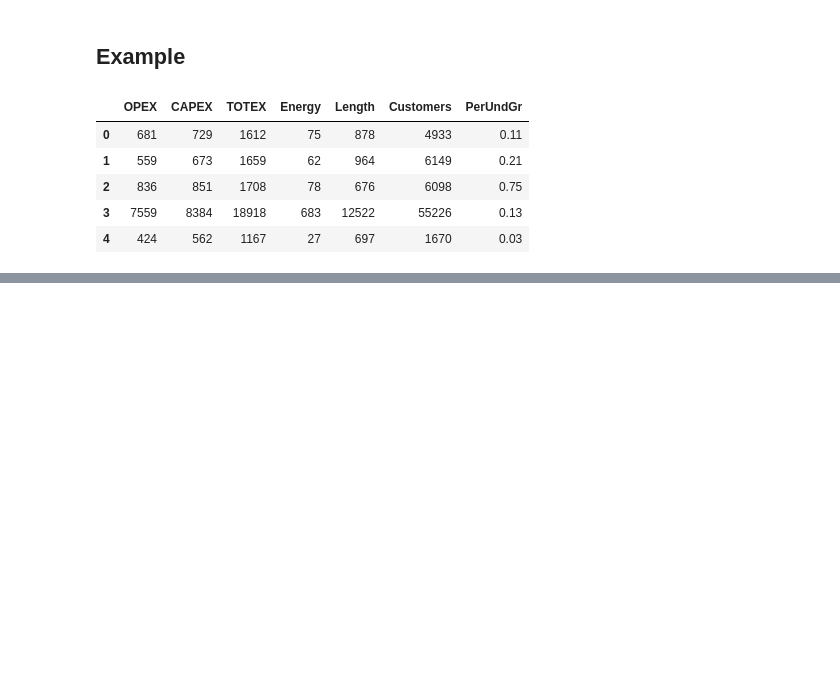
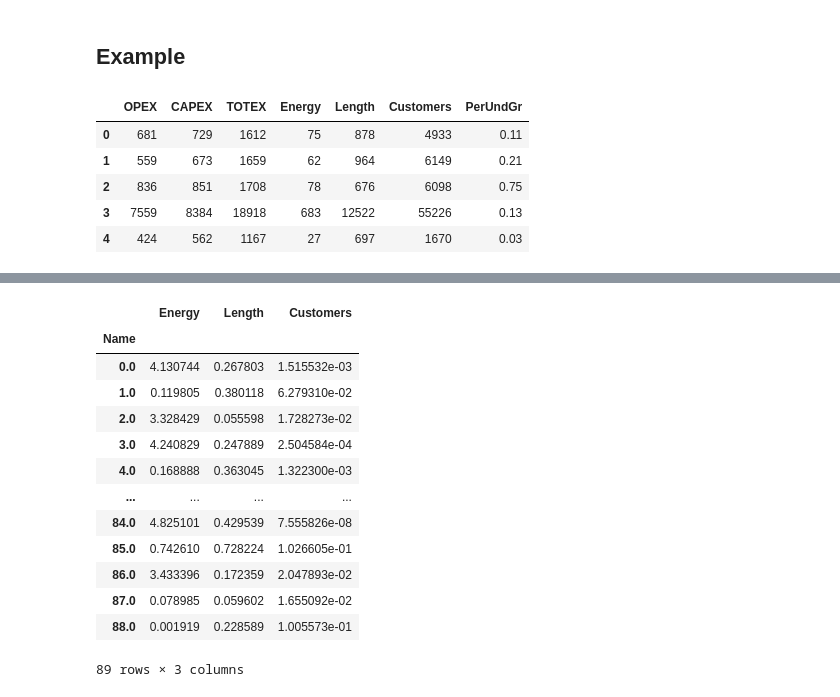
Before and after one commit to szhao33/pyStoNED-Tutorials, a Jupyter notebook: Multiple Outputs/DDF_withoutUndesirableOutput.ipynb, the cells around one changed output, grey strips where cells are left out. Saved outputs shown, nothing was run; the diff lists cells and outputs as text; code cells hidden in the pictures; blank space fills up the shorter version.

```diff
--- a/Multiple Outputs/DDF_withoutUndesirableOutput.ipynb
+++ b/Multiple Outputs/DDF_withoutUndesirableOutput.ipynb
@@ -62,0 +174,25 @@ AttributeError: 'ConcreteModel' object has no attribute 'h'
+# %%
+# retrive the gamma
+ind = list(model.g)
+val = list(model.g[:, :].value)
+gamma = np.asarray([i + tuple([j]) for i, j in zip(ind, val)])
+
+gamma = pd.DataFrame(gamma, columns=['Name', 'Key', 'Value'])
+gamma = gamma.pivot(index='Name', columns='Key', values='Value')
+gamma.columns = ['Energy', 'Length', 'Customers']
+gamma
+# %% [output]
+|  | Energy | Length | Customers |
+| Name |  |  |  |
+| 0.0 | 4.130744 | 0.267803 | 1.515532e-03 |
+| 1.0 | 0.119805 | 0.380118 | 6.279310e-02 |
+| 2.0 | 3.328429 | 0.055598 | 1.728273e-02 |
+| 3.0 | 4.240829 | 0.247889 | 2.504584e-04 |
+| 4.0 | 0.168888 | 0.363045 | 1.322300e-03 |
+| ... | ... | ... | ... |
+| 84.0 | 4.825101 | 0.429539 | 7.555826e-08 |
+| 85.0 | 0.742610 | 0.728224 | 1.026605e-01 |
+| 86.0 | 3.433396 | 0.172359 | 2.047893e-02 |
+| 87.0 | 0.078985 | 0.059602 | 1.655092e-02 |
+| 88.0 | 0.001919 | 0.228589 | 1.005573e-01 |
+89 rows × 3 columns
```
Also changed, not shown: parts of 6 cells of this notebook, 2 other files.
